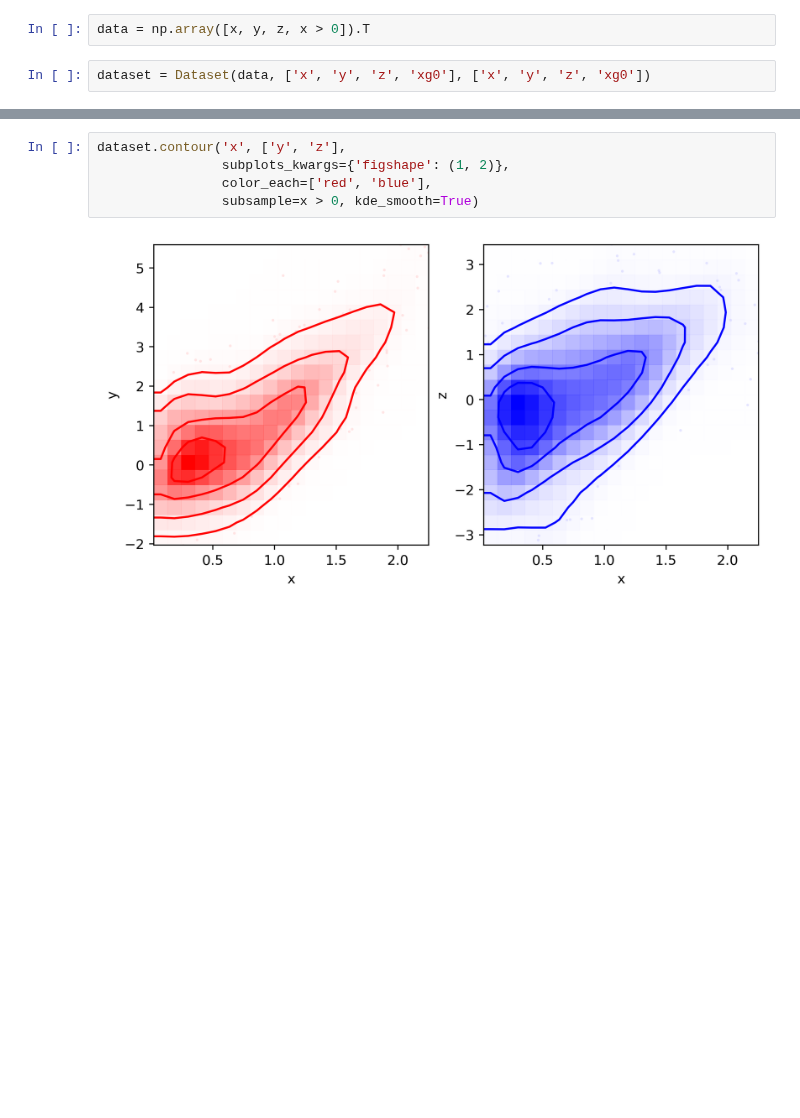
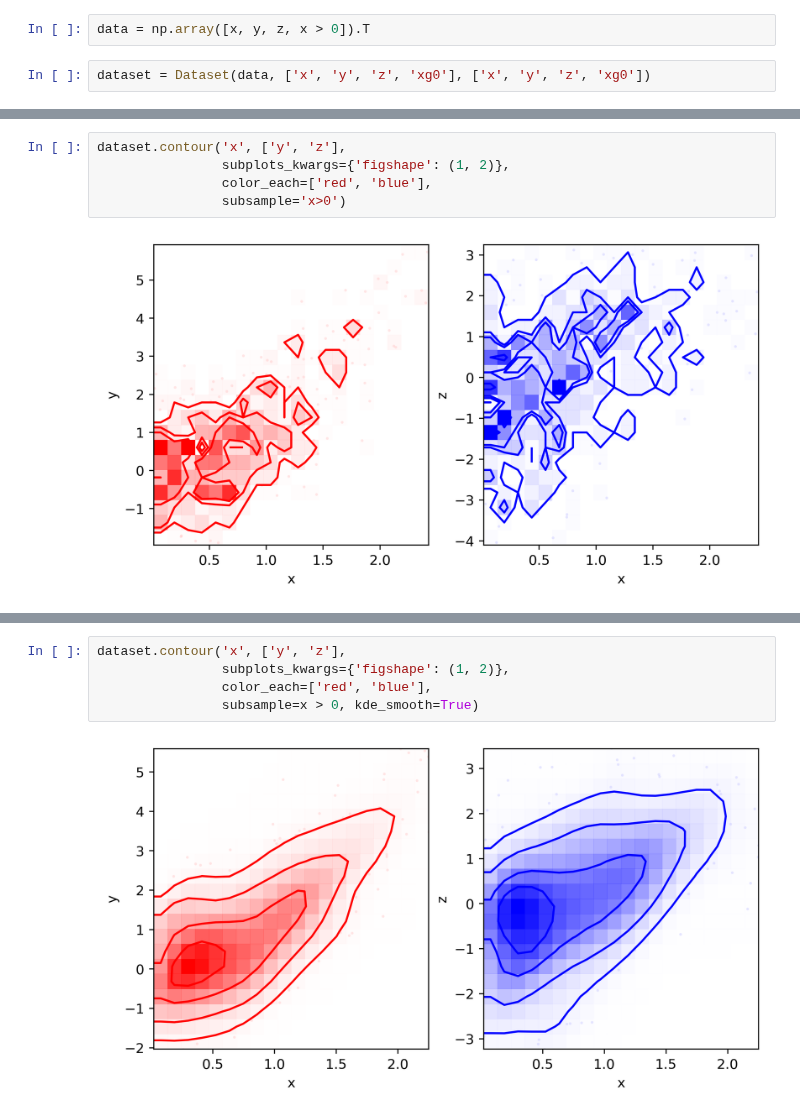
Before and after one commit to astro-jingtao/astro_statistics_assistant, a Jupyter notebook: example/contour_plot.ipynb, the cells around one changed output, grey strips where cells are left out. Saved outputs shown, nothing was run; the diff lists cells and outputs as text; blank space fills up the shorter version.

```diff
--- a/example/contour_plot.ipynb
+++ b/example/contour_plot.ipynb
@@ -33,0 +34,7 @@ dataset.contour('x', ['y', 'z'],
+# %%
+dataset.contour('x', ['y', 'z'],
+                subplots_kwargs={'figshape': (1, 2)},
+                color_each=['red', 'blue'],
+                subsample='x>0')
+# %% [output]
+[figure, added]
```
Also changed, not shown: parts of 5 cells of this notebook, 2 other files.
